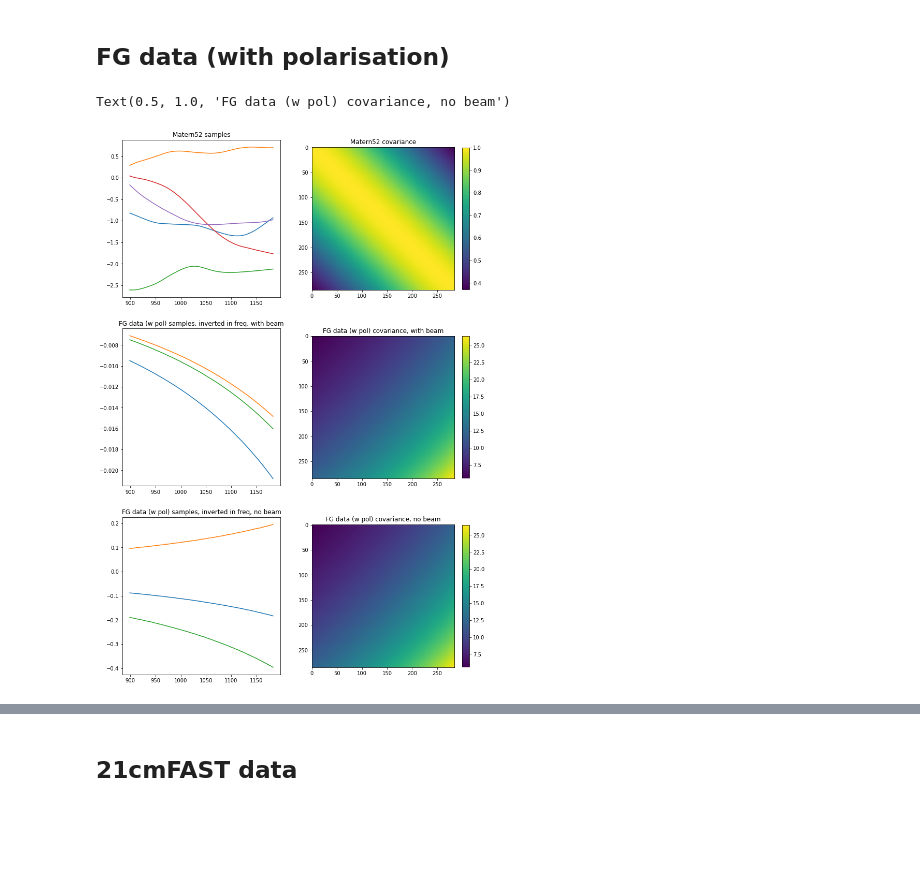
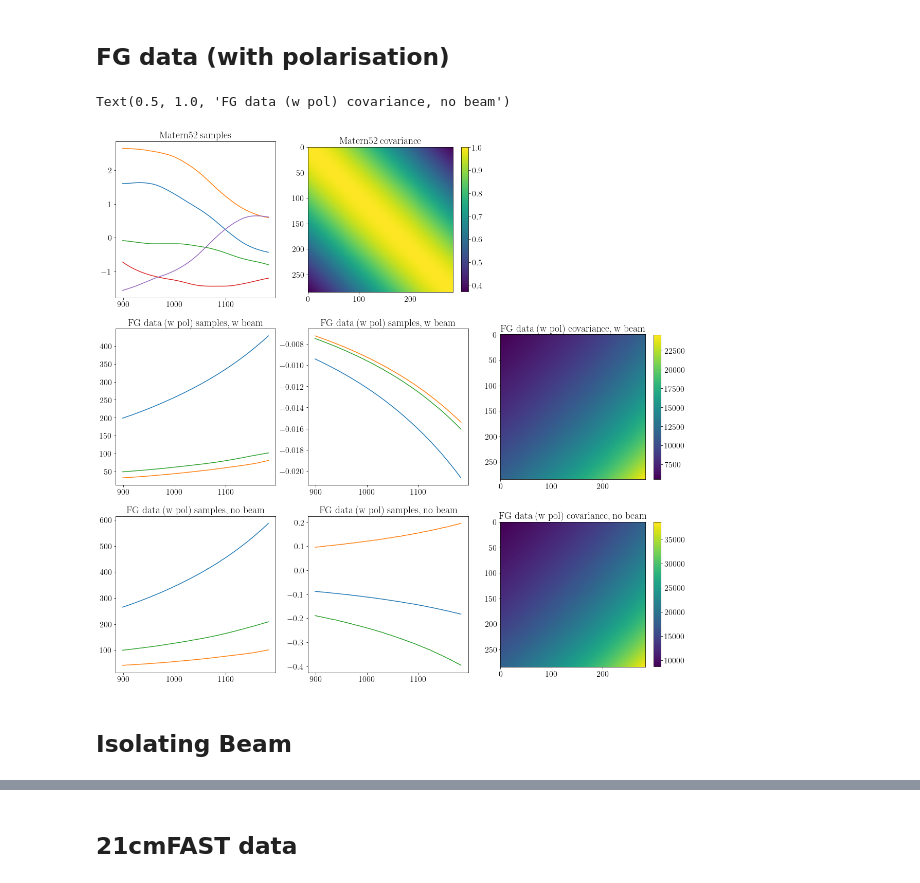
Before and after one commit to paulassoares/gpr4im, a Jupyter notebook: Jupyter Notebooks/LoS_Covariance.ipynb, the cells around one changed output, grey strips where cells are left out. Drawn from its saved outputs; the diff is of its cells as text; code cells hidden in the pictures; blank space fills up the shorter version.

```diff
--- a/Jupyter Notebooks/LoS_Covariance.ipynb
+++ b/Jupyter Notebooks/LoS_Covariance.ipynb
@@ -44,3 +46,19 @@ C_FGwpol_nb = np.cov(FG_wpol_data_nb_vis.data[::-1])
+# %%
+# visibility data:
+C_HI_vis = np.cov(HI_data_vis.data)
+C_HI_nb_vis = np.cov(HI_data_nb_vis.data)
+C_FGnopol_vis = np.cov(FG_nopol_data_vis.data[::-1]) # [::-1] inverts frequency axis
+C_FGnopol_nb_vis = np.cov(FG_nopol_data_nb_vis.data[::-1])
+C_FGwpol_vis = np.cov(FG_wpol_data_vis.data[::-1])
+C_FGwpol_nb_vis = np.cov(FG_wpol_data_nb_vis.data[::-1])
+
+# image data:
+C_HI = np.cov(load.LoSpixels(HI_data))
+C_HI_nb = np.cov(load.LoSpixels(HI_data_nb))
+C_FGnopol = np.cov(load.LoSpixels(FG_nopol_data)[::-1])
+C_FGnopol_nb = np.cov(load.LoSpixels(FG_nopol_data_nb)[::-1])
+C_FGwpol = np.cov(load.LoSpixels(FG_wpol_data)[::-1])
+C_FGwpol_nb = np.cov(load.LoSpixels(FG_wpol_data_nb)[::-1])
 # %% [markdown]
 ## HI Data
 # %%
@@ -129,36 +167,48 @@ kernel_name='Matern52'
 # get Z (samples from multivariate distribution with mean zero and covariance C) and C (covariance):
 Z, C = cov.get_kernel_samples(kernel_name, X, 20, l=220)
 # %%
-fig = plt.figure(figsize=(12,19))     # open a new plotting window
-plt.subplot(321)
+fig = plt.figure(figsize=(19,19))
+plt.subplot(331)
 for i in range(5):
     plt.plot(X[:],Z[i,:])
 plt.title('{} samples'.format(kernel_name))
 
-plt.subplot(322)
+plt.subplot(332)
 pos = plt.imshow(C, interpolation='nearest')
 fig.colorbar(pos, fraction=0.045)
 plt.title('{} covariance'.format(kernel_name))
 
-plt.subplot(323)
+plt.subplot(334)
+for i in (11, 100, 200):
+    plt.plot(X, np.real(load.LoSpixels(FG_wpol_data)[:,i][::-1]))
+plt.title('FG data (w pol) samples, w beam')
+
+plt.subplot(335)
 for i in (11,110,210):
     plt.plot(X, np.real(FG_wpol_data_vis.data[:,i][::-1]))
-plt.title('FG data (w pol) samples, inverted in freq, with beam')
+plt.title('FG data (w pol) samples, w beam')
 
-plt.subplot(324)
+plt.subplot(336)
 pos = plt.imshow(np.real(C_FGwpol), interpolation='nearest')
 fig.colorbar(pos, fraction=0.045)
-plt.title('FG data (w pol) covariance, with beam')
+plt.title('FG data (w pol) covariance, w beam')
 
-plt.subplot(325)
+plt.subplot(337)
+for i in (11, 100, 200):
+    plt.plot(X, np.real(load.LoSpixels(FG_wpol_data_nb)[:,i][::-1]))
+plt.title('FG data (w pol) samples, no beam')
+
+plt.subplot(338)
 for i in (11,110,210):
     plt.plot(X, np.real(FG_wpol_data_nb_vis.data[:,i][::-1]))
-plt.title('FG data (w pol) samples, inverted in freq, no beam')
+plt.title('FG data (w pol) samples, no beam')
 
-plt.subplot(326)
+plt.subplot(339)
 pos = plt.imshow(np.real(C_FGwpol_nb), interpolation='nearest')
 fig.colorbar(pos, fraction=0.045)
 plt.title('FG data (w pol) covariance, no beam')
 # %% [output]
 Text(0.5, 1.0, 'FG data (w pol) covariance, no beam')
-[figure, old version]
+[figure, new version]
+# %% [markdown]
+## Isolating Beam
```
Also changed, not shown: parts of 7 cells of this notebook, 2 other files.
